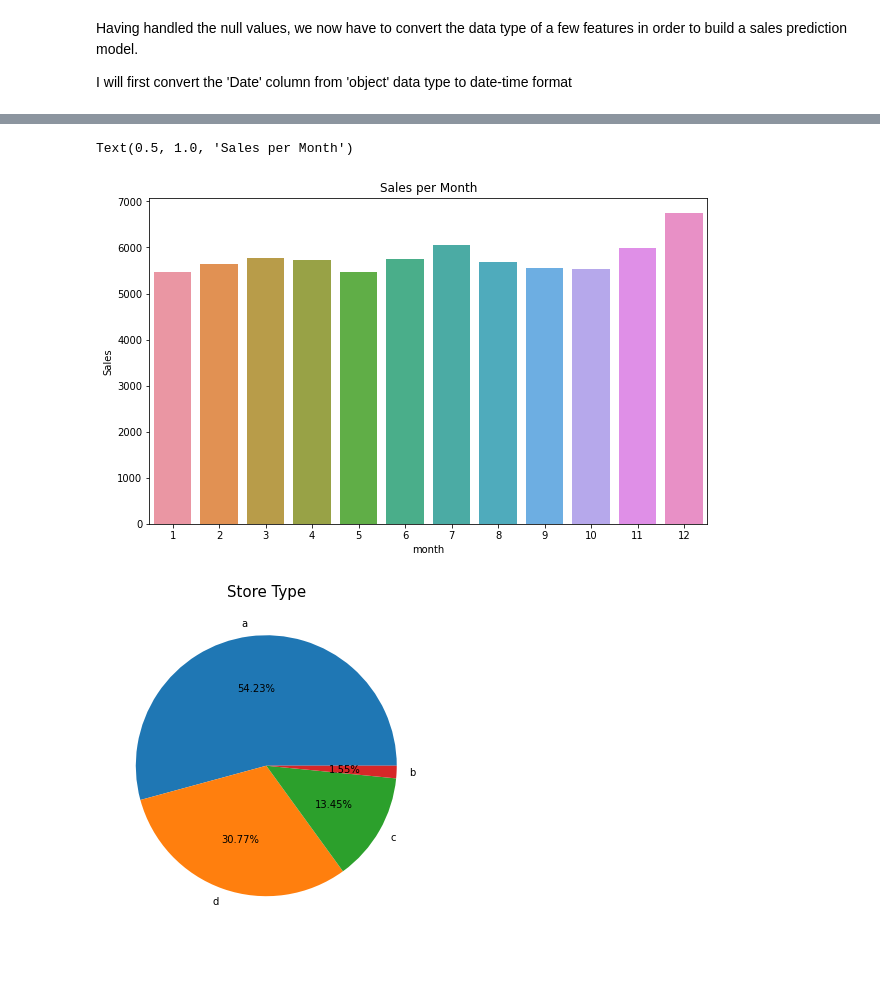
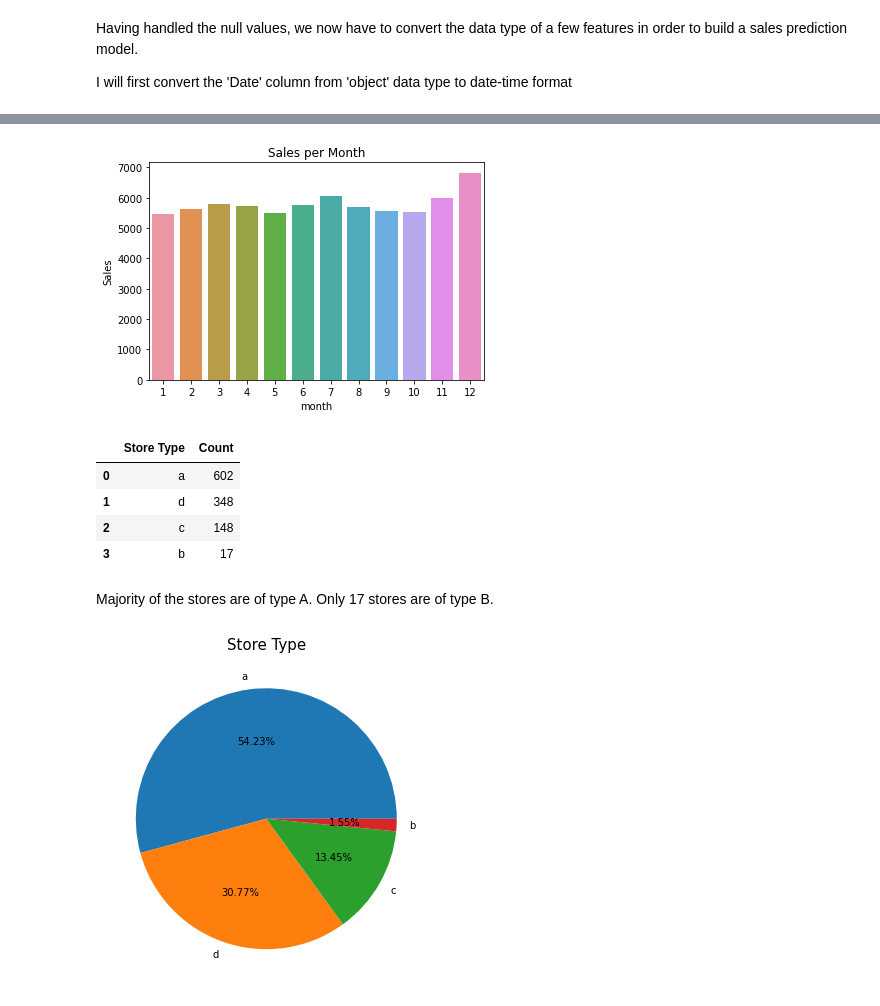
Before and after one commit to priyaregit/Rossmann-Sales-Prediction_Regression_Capstone-Project, a Jupyter notebook: Rossmann_Sales_Prediction_Capstone_Project_2_Supriya.ipynb, the cells around one changed output, grey strips where cells are left out. Cells and saved outputs as stored; diff of their text form; code cells hidden in the pictures; blank space fills up the shorter version.

```diff
--- a/Rossmann_Sales_Prediction_Capstone_Project_2_Supriya.ipynb
+++ b/Rossmann_Sales_Prediction_Capstone_Project_2_Supriya.ipynb
@@ -339,10 +398,20 @@ avgsales
 # %%
 # Barplot to show sales per month
 sns.barplot(x = "month" , y = "Sales" , data = avgsales)
 plt.title('Sales per Month')
+plt.rcParams['figure.figsize'] = (10, 6)
 # %% [output]
-Text(0.5, 1.0, 'Sales per Month')
-[figure, old version]
+[figure, new version]
+# %%
+store2['StoreType'].value_counts().reset_index().rename(columns={'index':'Store Type','StoreType': 'Count'})
+# %% [output]
+|  | Store Type | Count |
+| 0 | a | 602 |
+| 1 | d | 348 |
+| 2 | c | 148 |
+| 3 | b | 17 |
+# %% [markdown]
+Majority of the stores are of type A. Only 17 stores are of type B.
 # %%
 # Plotting a Pie Chart to visualize the number of stores by type
 plt.pie(store['StoreType'].value_counts(), labels = store['StoreType'].value_counts().index, autopct = "%.02f%%")
```
Also changed, not shown: parts of 42 cells of this notebook.
